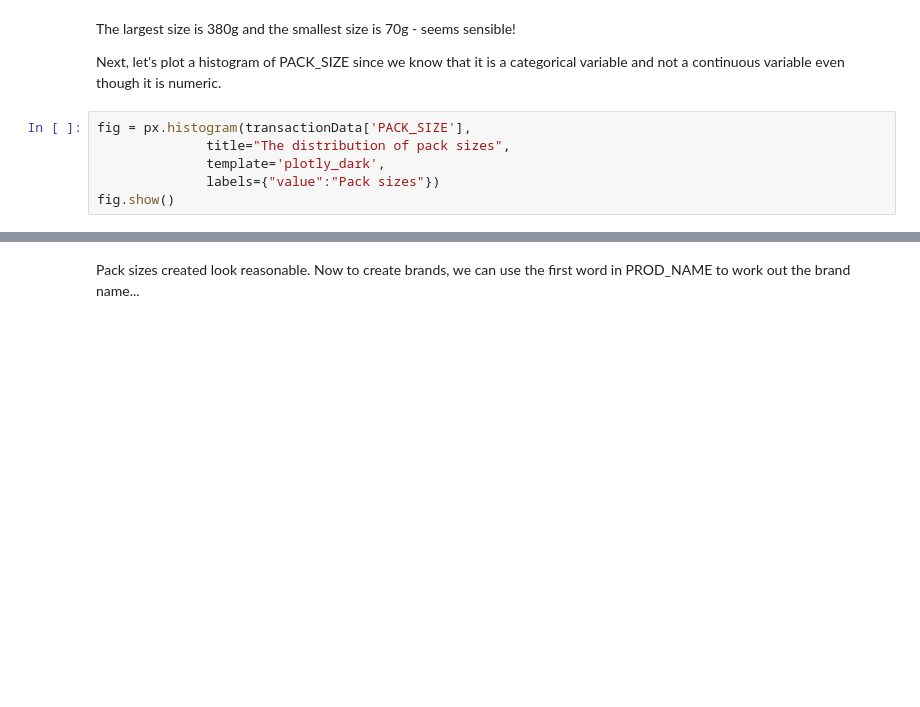
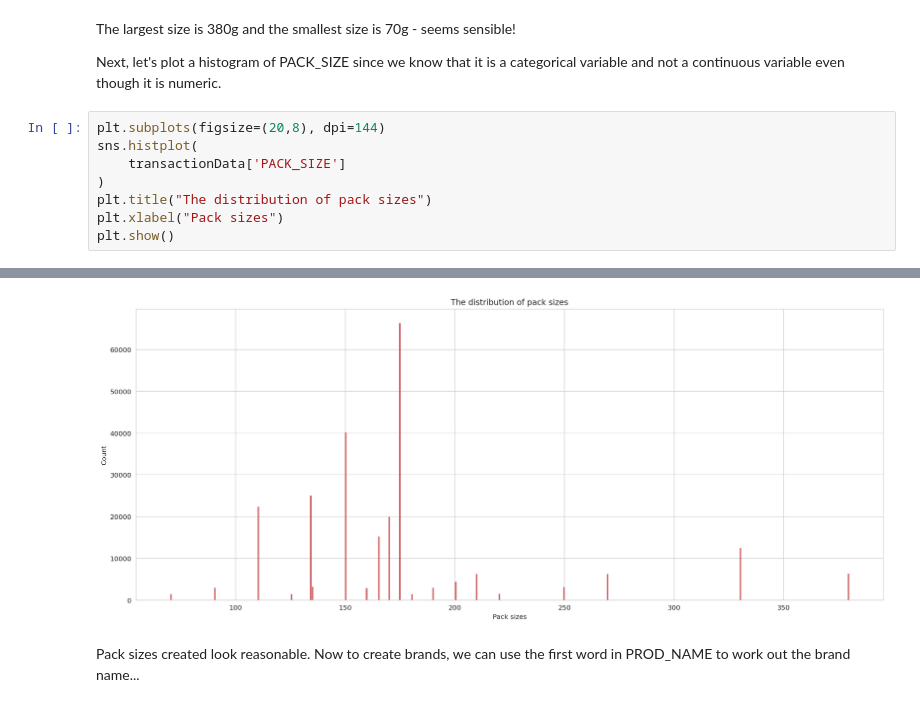
Before and after one commit to quanghuynguyen3007/QuantiumDataAnalyst, a Jupyter notebook: Quantium_part_1.ipynb, the cells around one changed output, grey strips where cells are left out. Saved outputs shown, nothing was run; the diff lists cells and outputs as text; blank space fills up the shorter version.

```diff
--- a/Quantium_part_1.ipynb
+++ b/Quantium_part_1.ipynb
@@ -275,9 +282,11 @@ The largest size is 380g and the smallest size is 70g - seems sensible!
 Next, let's plot a histogram of PACK_SIZE since we know that it is a categorical
 variable and not a continuous variable even though it is numeric.
 # %%
-fig = px.histogram(transactionData['PACK_SIZE'],
-              title="The distribution of pack sizes",
-              template='plotly_dark',
-              labels={"value":"Pack sizes"})
-fig.show()
+plt.subplots(figsize=(20,8), dpi=144)
+sns.histplot(
+    transactionData['PACK_SIZE']
+)
+plt.title("The distribution of pack sizes")
+plt.xlabel("Pack sizes")
+plt.show()
 # %% [output]
@@ -285,3 +293,4 @@ fig.show()
+[figure, added]
 # %% [markdown]
 Pack sizes created look reasonable.
 Now to create brands, we can use the first word in PROD_NAME to work out the brand name...
```
Also changed, not shown: parts of 37 cells of this notebook, 1 other file.
